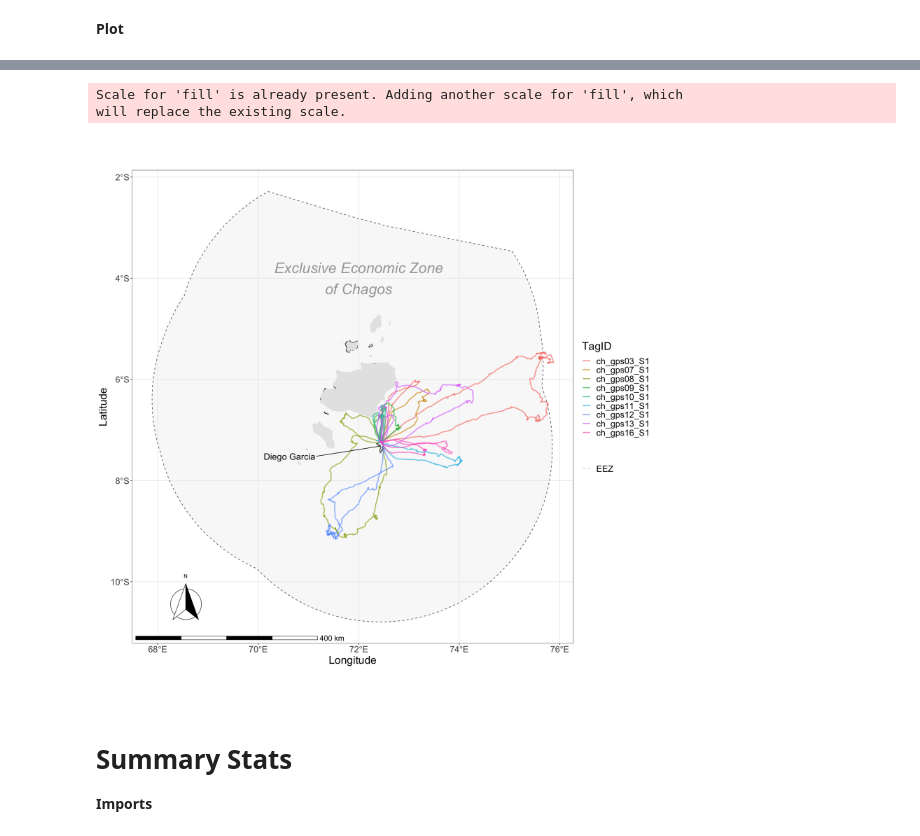
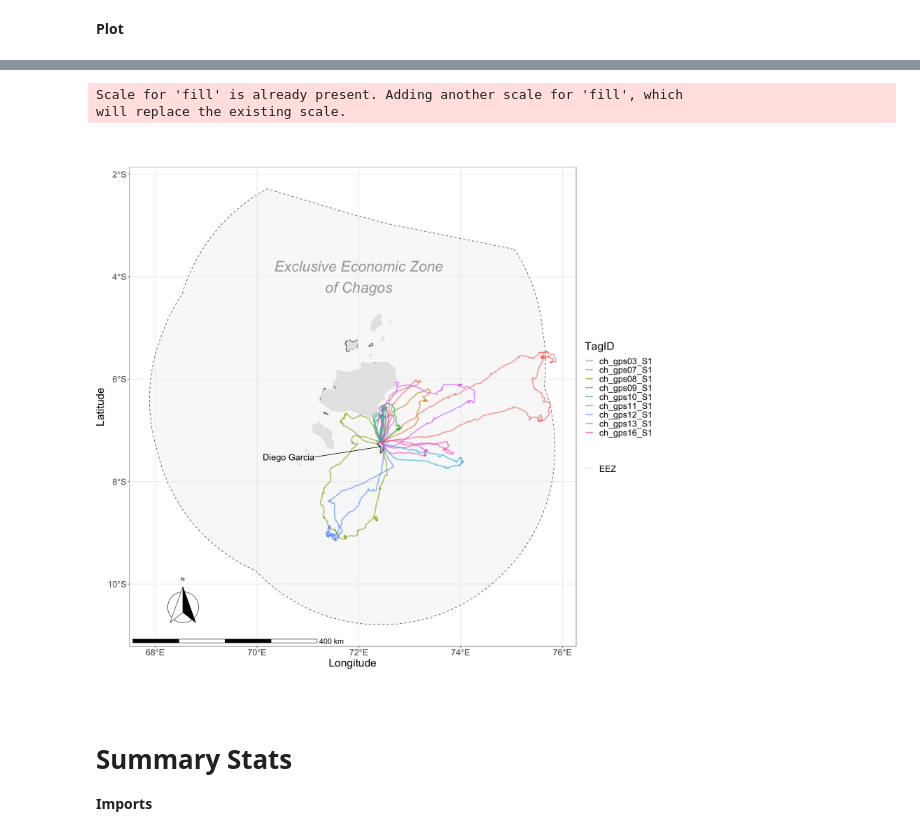
Before and after one commit to robinfreeman/seabirds_dive_predict, a Jupyter notebook: Code/PLOTS.ipynb, the cells around one changed output, grey strips where cells are left out. Drawn from its saved outputs; the diff is of its cells as text; code cells hidden in the pictures.

```diff
--- a/Code/PLOTS.ipynb
+++ b/Code/PLOTS.ipynb
@@ -78,35 +61,35 @@ birds = unique(gps_data_df$TagID)
 g <- ggplot(data = world) +
       geom_sf(data = eez, alpha=0.25, linetype = "dashed", show.legend = "line") +  # MPA
       geom_sf(data = chagos.back, fill = 'gray90', colour = 'gray90') +
       geom_sf(data = chagos.simp, colour='gray25', fill = 'gray25', size=0.5) +
       annotation_scale(location = "bl", width_hint = 0.5, text_cex = 1.2) + # scale bar
       #geom_point()+
       xlab("Longitude") + ylab("Latitude") +
       #ggtitle("") +
       geom_path(data = gps_data_df, aes(x = `location-lon`, y = `location-lat`, colour=TagID), alpha=.6, size=1) +
       scale_fill_manual(values=rainbow(length(birds))) +
       annotate(geom = "text", x = 72, y = -4, label = "Exclusive Economic Zone\nof Chagos",
                fontface = "italic", color = "grey27", size = 10, alpha=.5) +
-      theme(text = element_text(size = 21)) +
+      theme(text = element_text(size = 21), plot.margin = rep(unit(0,"null"),4)) +
       annotation_north_arrow(location = "bl", which_north = "true",
                              height = unit(3.5, "cm"),
                              width = unit(3.5, "cm"),
                              pad_x = unit(0.75, "in"),
                              pad_y = unit(0.5, "in"),
                              style = north_arrow_fancy_orienteering) +
       geom_text_repel(data = data.frame(lng = c(-7.3195), lat = c(72.4229), label = c("Diego Garcia")),
                     aes(x = lat, y = lng, label = label),
                     nudge_x = -1.8, nudge_y = -0.2, size=6) +
       scale_fill_manual(name = "", values = c("EEZ" = "black"),
                       #guide = guide_legend(override.aes = list(linetype = "dashed"),
                       #                                         shape = 16, fill = "black")
                        )
 
 g
 # %% [output]
 Scale for 'fill' is already present. Adding another scale for 'fill', which
 will replace the existing scale.
-[figure, old version]
+[figure, new version]
 # %% [markdown]
 # Summary Stats
 
```
Also changed, not shown: parts of 70 cells of this notebook, 19 other files.
